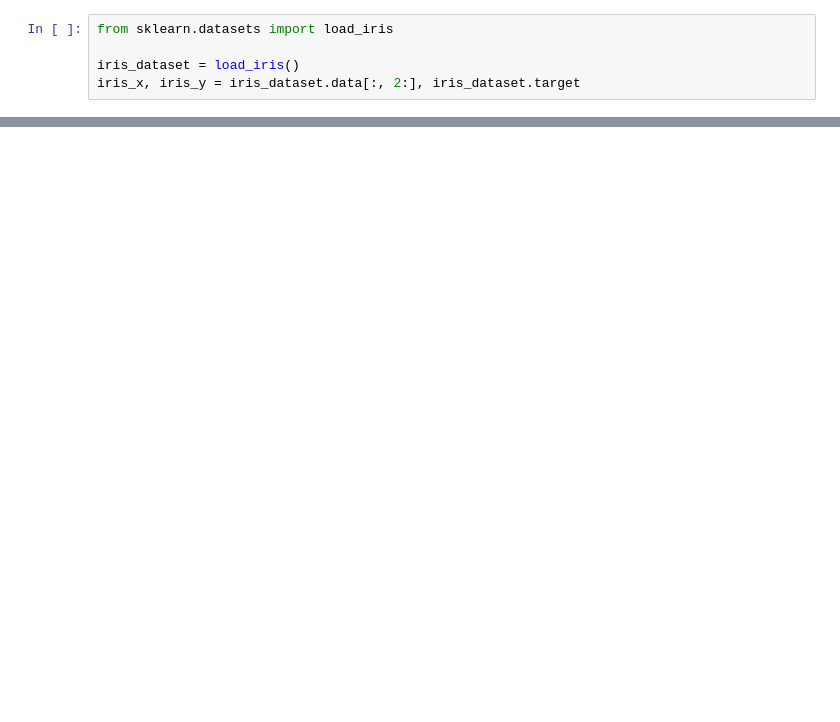
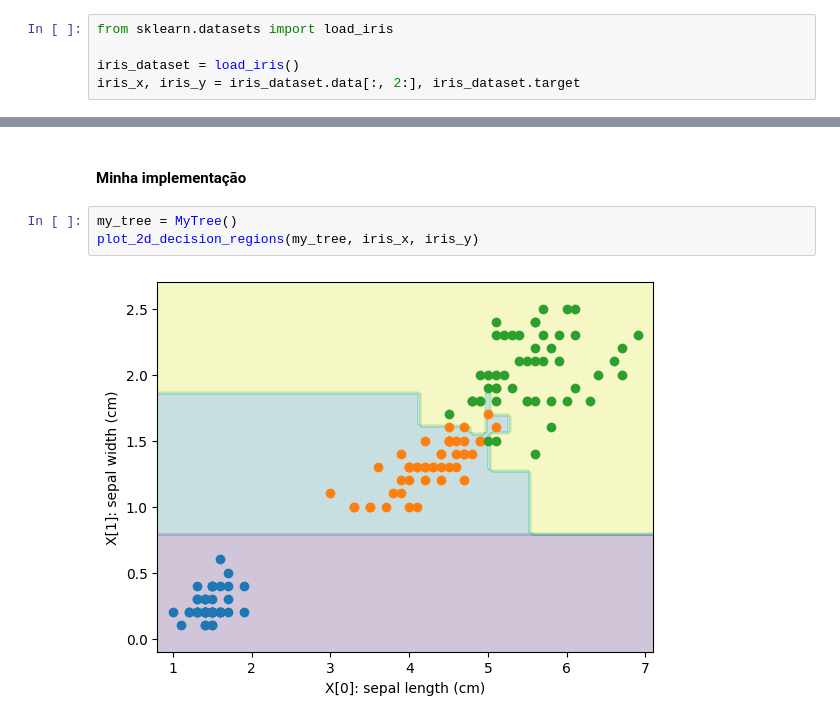
Before and after one commit to IFES-MPCA/reconhecimento_padroes, a Jupyter notebook: notebooks/arvore_heuristica_feature.ipynb, the cells around one changed output, grey strips where cells are left out. Saved outputs shown, nothing was run; the diff lists cells and outputs as text; blank space fills up the shorter version.

```diff
--- a/notebooks/arvore_heuristica_feature.ipynb
+++ b/notebooks/arvore_heuristica_feature.ipynb
@@ -106,0 +224,7 @@ iris_x, iris_y = iris_dataset.data[:, 2:], iris_dataset.target
+# %% [markdown]
+#### Minha implementação
+# %%
+my_tree = MyTree()
+plot_2d_decision_regions(my_tree, iris_x, iris_y)
+# %% [output]
+[figure, added]
```
Also changed, not shown: parts of 36 cells of this notebook.
